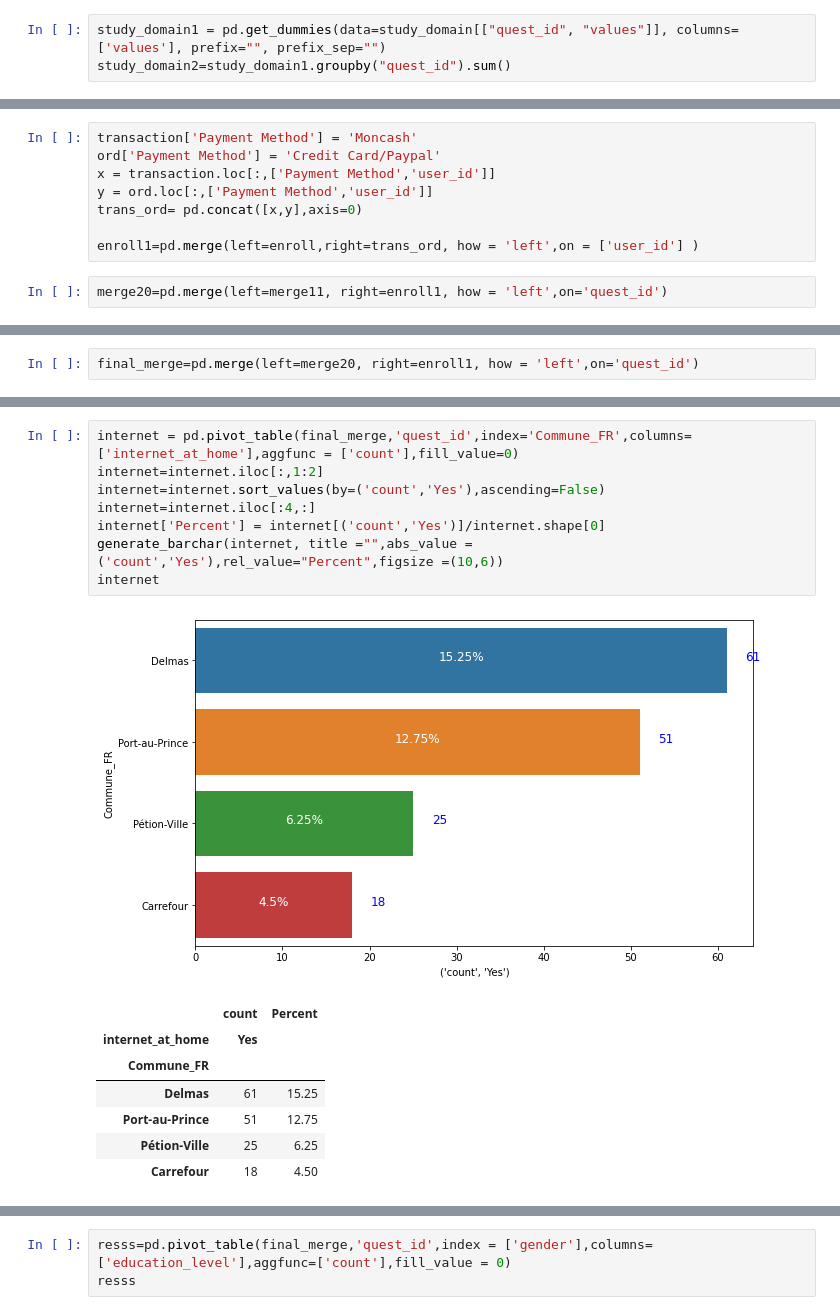
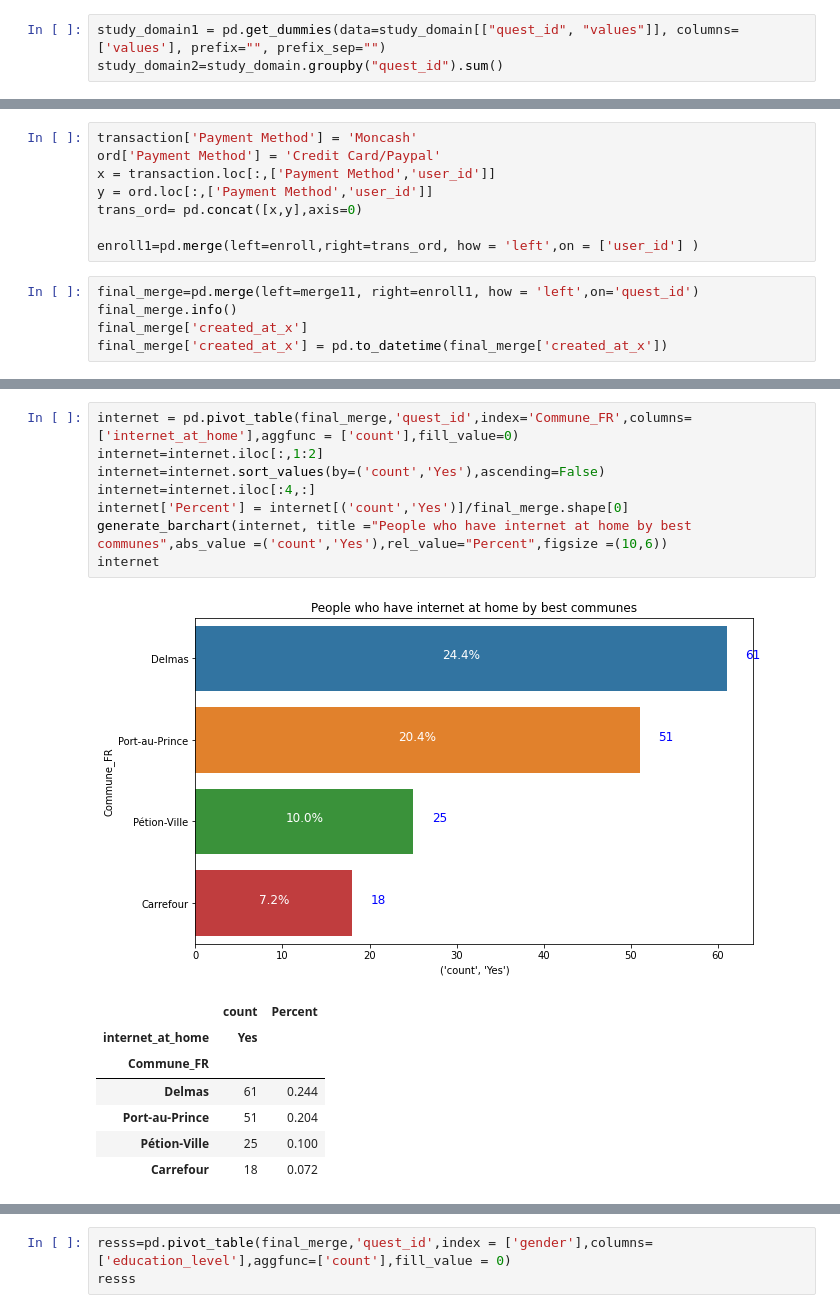
Before and after one commit to wizking-code/Mini-Project, a Jupyter notebook: homework.ipynb, the cells around one changed output, grey strips where cells are left out. Drawn from its saved outputs; the diff is of its cells as text.

```diff
--- a/homework.ipynb
+++ b/homework.ipynb
@@ -95,7 +101,7 @@ def Calculate_Age(born) :
     return today.year - born.year - ((today.month,today.day)< (born.month,born.day))
 # %%
 study_domain1 = pd.get_dummies(data=study_domain[["quest_id", "values"]], columns=['values'], prefix="", prefix_sep="")
-study_domain2=study_domain1.groupby("quest_id").sum()
+study_domain2=study_domain.groupby("quest_id").sum()
 # %%
 technologyy = pd.get_dummies(data=technology[["key", "quest_id", "values"]], columns=['values'], prefix="", prefix_sep="")
 technologyyy=technologyy.groupby("quest_id").sum()
@@ -125,4 +141,7 @@ trans_ord= pd.concat([x,y],axis=0)
 
 enroll1=pd.merge(left=enroll,right=trans_ord, how = 'left',on = ['user_id'] )
 # %%
-merge20=pd.merge(left=merge11, right=enroll1, how = 'left',on='quest_id')
+final_merge=pd.merge(left=merge11, right=enroll1, how = 'left',on='quest_id')
+final_merge.info()
+final_merge['created_at_x']
+final_merge['created_at_x'] = pd.to_datetime(final_merge['created_at_x'])
@@ -129,2 +165,0 @@ merge20=pd.merge(left=merge11, right=enroll1, how = 'left',on='quest_id')
-# %%
-final_merge=pd.merge(left=merge20, right=enroll1, how = 'left',on='quest_id')
@@ -374,17 +476,17 @@ both
 # %%
 internet = pd.pivot_table(final_merge,'quest_id',index='Commune_FR',columns=['internet_at_home'],aggfunc = ['count'],fill_value=0)
 internet=internet.iloc[:,1:2]
 internet=internet.sort_values(by=('count','Yes'),ascending=False)
 internet=internet.iloc[:4,:]
-internet['Percent'] = internet[('count','Yes')]/internet.shape[0]
-generate_barchar(internet, title ="",abs_value =('count','Yes'),rel_value="Percent",figsize =(10,6))
+internet['Percent'] = internet[('count','Yes')]/final_merge.shape[0]
+generate_barchart(internet, title ="People who have internet at home by best communes",abs_value =('count','Yes'),rel_value="Percent",figsize =(10,6))
 internet
 # %% [output]
-[figure, old version]
+[figure, new version]
 |  | count | Percent |
 | internet_at_home | Yes |  |
 | Commune_FR |  |  |
-| Delmas | 61 | 15.25 |
-| Port-au-Prince | 51 | 12.75 |
-| Pétion-Ville | 25 | 6.25 |
-| Carrefour | 18 | 4.50 |
+| Delmas | 61 | 0.244 |
+| Port-au-Prince | 51 | 0.204 |
+| Pétion-Ville | 25 | 0.100 |
+| Carrefour | 18 | 0.072 |
```
Also changed, not shown: parts of 58 cells of this notebook.
